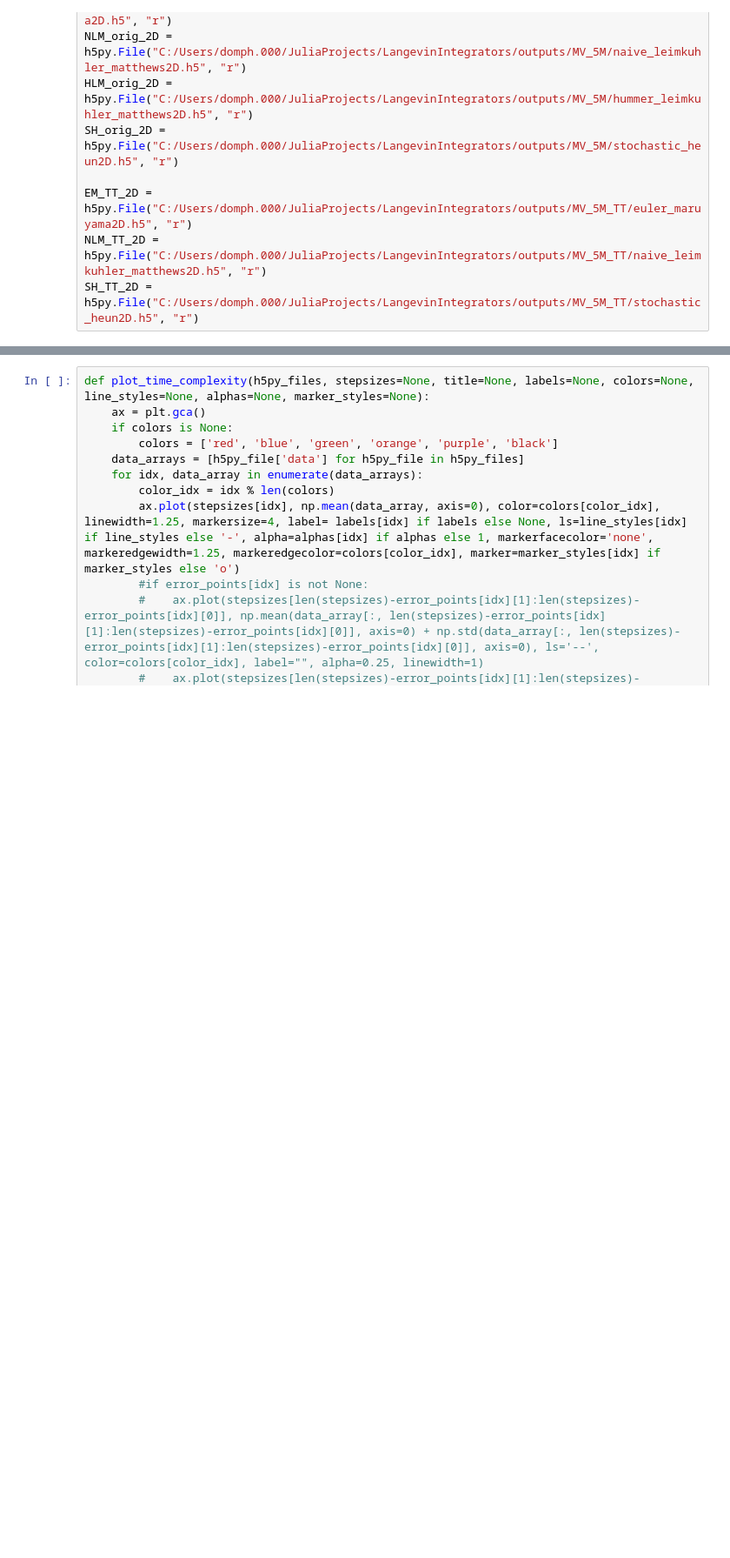
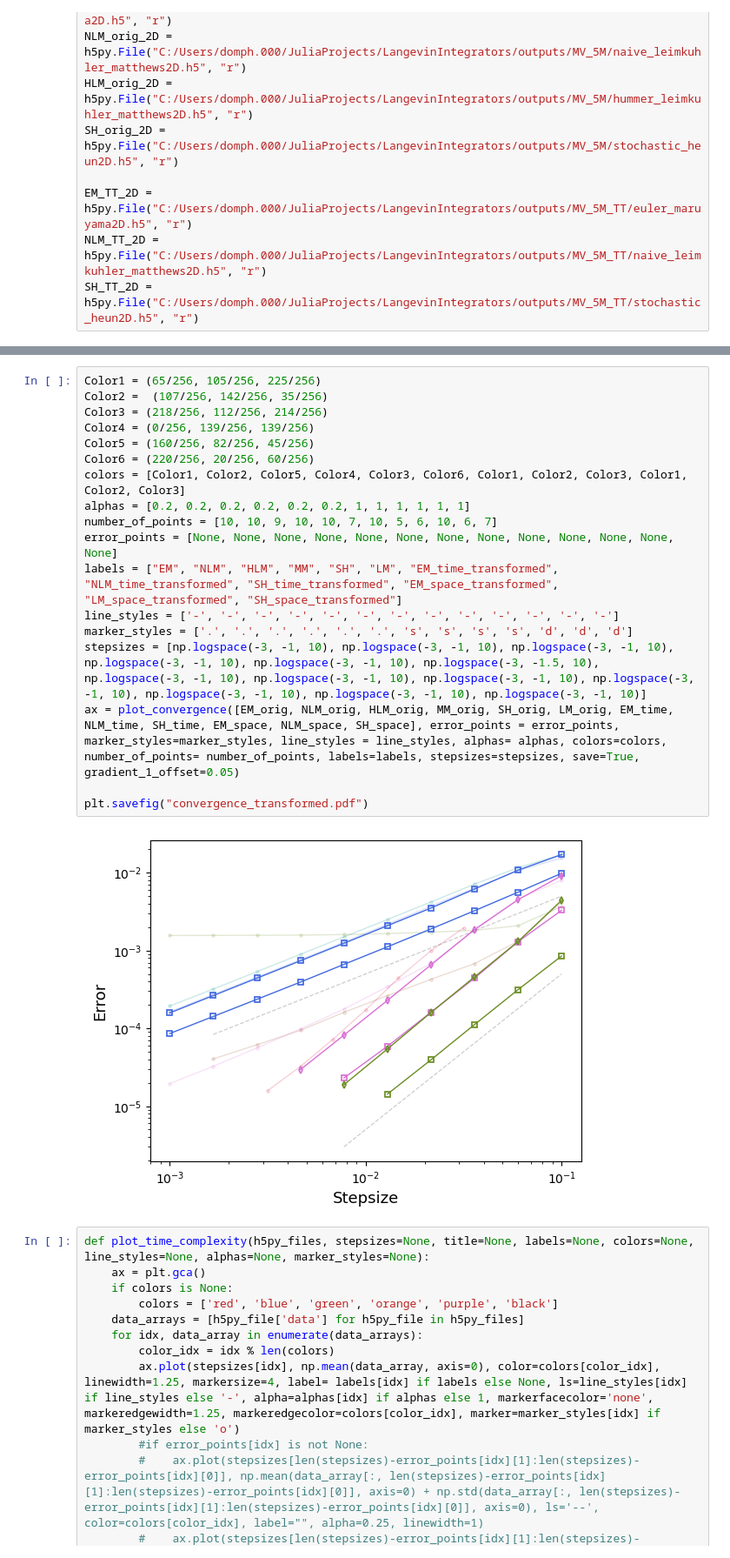
Before and after one commit to dominicp6/Transforms-For-Brownian-Dynamics, a Jupyter notebook: plots.ipynb, the cells around one changed output, grey strips where cells are left out. Shown: that part at 87% size. Cells and saved outputs as stored; diff of their text form; blank space fills up the shorter version.

```diff
--- a/plots.ipynb
+++ b/plots.ipynb
@@ -155,3 +121,23 @@ plt.savefig("convergence.pdf")
+# %%
+Color1 = (65/256, 105/256, 225/256)
+Color2 =  (107/256, 142/256, 35/256)
+Color3 = (218/256, 112/256, 214/256)
+Color4 = (0/256, 139/256, 139/256)
+Color5 = (160/256, 82/256, 45/256)
+Color6 = (220/256, 20/256, 60/256)
+colors = [Color1, Color2, Color5, Color4, Color3, Color6, Color1, Color2, Color3, Color1, Color2, Color3]
+alphas = [0.2, 0.2, 0.2, 0.2, 0.2, 0.2, 1, 1, 1, 1, 1, 1]
+number_of_points = [10, 10, 9, 10, 10, 7, 10, 5, 6, 10, 6, 7]
+error_points = [None, None, None, None, None, None, None, None, None, None, None, None, None]
+labels = ["EM", "NLM", "HLM", "MM", "SH", "LM", "EM_time_transformed", "NLM_time_transformed", "SH_time_transformed", "EM_space_transformed", "LM_space_transformed", "SH_space_transformed"]
+line_styles = ['-', '-', '-', '-', '-', '-', '-', '-', '-', '-', '-', '-', '-']
+marker_styles = ['.', '.', '.', '.', '.', '.', 's', 's', 's', 's', 'd', 'd', 'd']
+stepsizes = [np.logspace(-3, -1, 10), np.logspace(-3, -1, 10), np.logspace(-3, -1, 10), np.logspace(-3, -1, 10), np.logspace(-3, -1, 10), np.logspace(-3, -1.5, 10), np.logspace(-3, -1, 10), np.logspace(-3, -1, 10), np.logspace(-3, -1, 10), np.logspace(-3, -1, 10), np.logspace(-3, -1, 10), np.logspace(-3, -1, 10), np.logspace(-3, -1, 10)]
+ax = plot_convergence([EM_orig, NLM_orig, HLM_orig, MM_orig, SH_orig, LM_orig, EM_time, NLM_time, SH_time, EM_space, NLM_space, SH_space], error_points = error_points, marker_styles=marker_styles, line_styles = line_styles, alphas= alphas, colors=colors, number_of_points= number_of_points, labels=labels, stepsizes=stepsizes, save=True, gradient_1_offset=0.05)
+
+plt.savefig("convergence_transformed.pdf")
+# %% [output]
+[figure, added]
 # %%
 def plot_time_complexity(h5py_files, stepsizes=None, title=None, labels=None, colors=None, line_styles=None, alphas=None, marker_styles=None):
     ax = plt.gca()
```
Also changed, not shown: parts of 7 cells of this notebook, 4 other files.
